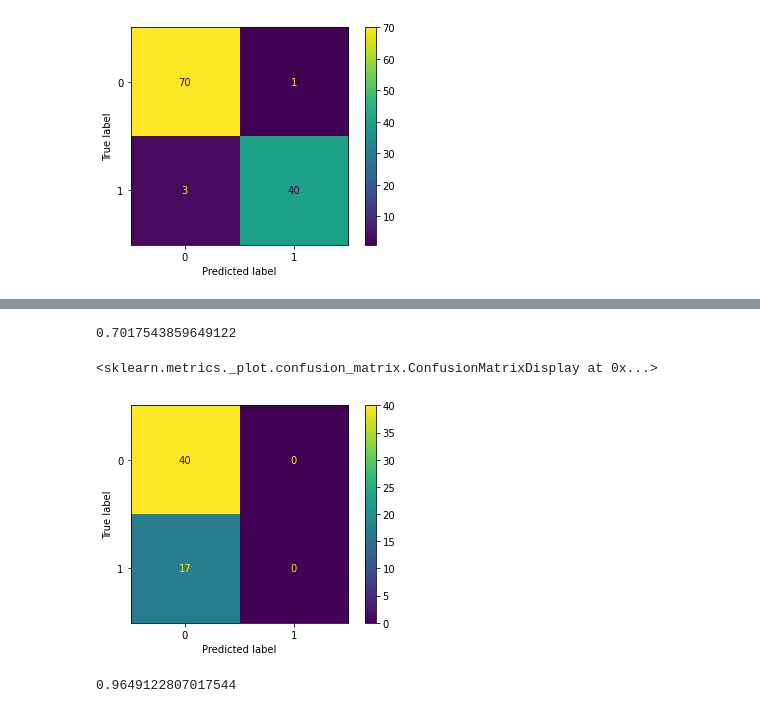
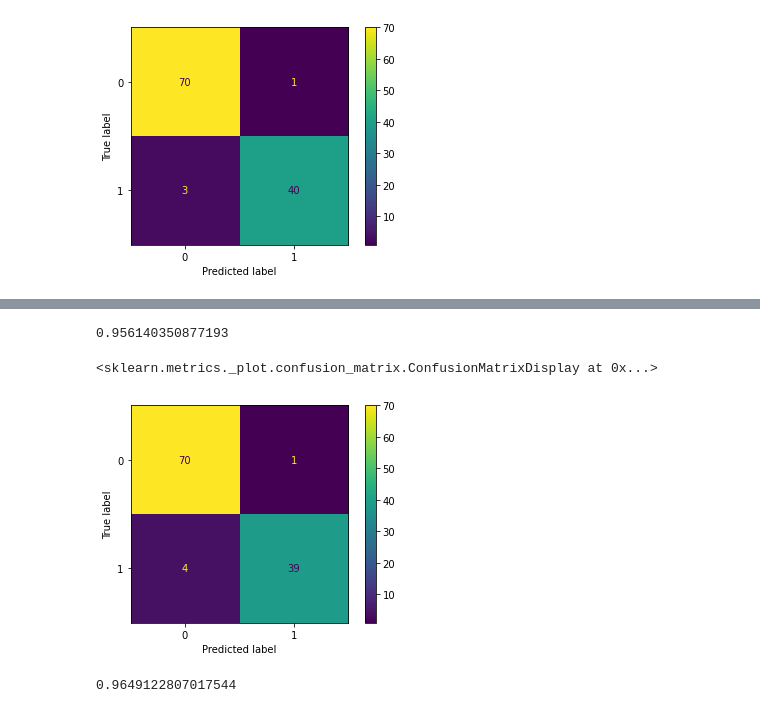
Before and after one commit to colinoy/BreastCancerPrediction, a Jupyter notebook: BreastCancer.ipynb, the cells around one changed output, grey strips where cells are left out. Saved outputs shown, nothing was run; the diff lists cells and outputs as text; code cells hidden in the pictures.

```diff
--- a/BreastCancer.ipynb
+++ b/BreastCancer.ipynb
@@ -425,7 +296,8 @@ grid search is a method that tries different combinations of parameters to find
 We will be using the GridSearchCV class from Scikit-learn which accepts possible values for desired hyperparameters and fits separate models on the given data for each combination of hyperparameters.
 """
 
-grid_cv = GridSearchCV(estimator=rf, param_grid={'n_estimators': [10, 50, 100, 200, 300, 400, 500, 600, 700, 800, 900, 1000],
-                                                'max_depth': [1, 2, 3, 4, 5, 6, 7, 8, 9, 10]},  scoring='accuracy', cv=10)
+grid_cv = GridSearchCV(estimator=rf, param_grid={'n_estimators': [10, 50, 100], 'max_depth': [3, 5, 7]}, scoring='accuracy', cv=2, n_jobs=3)
+#n_jobs is the number of jobs to run in parallel, -1 means all available CPUs
 #cv is the number of folds that we want to use for the cross validation
-grid_cv.fit(X_train, y_train)
+
+#since it takes a long time to run, we will be using few options to speed up the process (n_jobs, cv)
@@ -518,32 +379,32 @@ grid_cv.best_score_
 # %%
 """
 Implementing Support Vector Machine.
 Support Vector Machines are supervised learning models for classification and regression problems.
 They can solve linear and non-linear problems and work well for many practical problems.
 The idea of this model is to find a hyperplane that separates the data into two classes,
 and then to classify new data points based on the distance to the hyperplane.
 The goal of the line is to maximizing the margin between the points on either side of the so called decision line (the hyperplane)
 so that the points on the one side of the line are more likely to be classified as belonging to the positive class, and the points on the other side are more likely to be classified as belonging to the negative class.
 """
 
 from sklearn.svm import SVC #Support Vector Classifier
 sv = SVC(kernel='rbf', C=1, gamma=0.1)
 #kernel is the type of kernel function to use in the algorithm.
 #C is the penalty parameter of the error term.
 #gamma is the parameter of the kernel function.
 sv.fit(X_train, y_train)
-pred = sv.predict(X_test)
+pred_svc = sv.predict(X_test)
 
 
-print(accuracy_score(y_test, pred))
+print(accuracy_score(y_test, pred_svc))
 
-cm = confusion_matrix(y_test, pred, labels=sv.classes_)
+cm = confusion_matrix(y_test, pred_svc, labels=sv.classes_)
 disp = ConfusionMatrixDisplay(confusion_matrix=cm,display_labels=sv.classes_)
 disp.plot()
 # %% [output]
-0.7017543859649122
+0.956140350877193
 <sklearn.metrics._plot.confusion_matrix.ConfusionMatrixDisplay at 0x...>
-[figure, old version]
+[figure, new version]
 # %%
 ##implemnting grid search for the support vector machine algorithm
 
```
Also changed, not shown: parts of 38 cells of this notebook, 1 other file.
